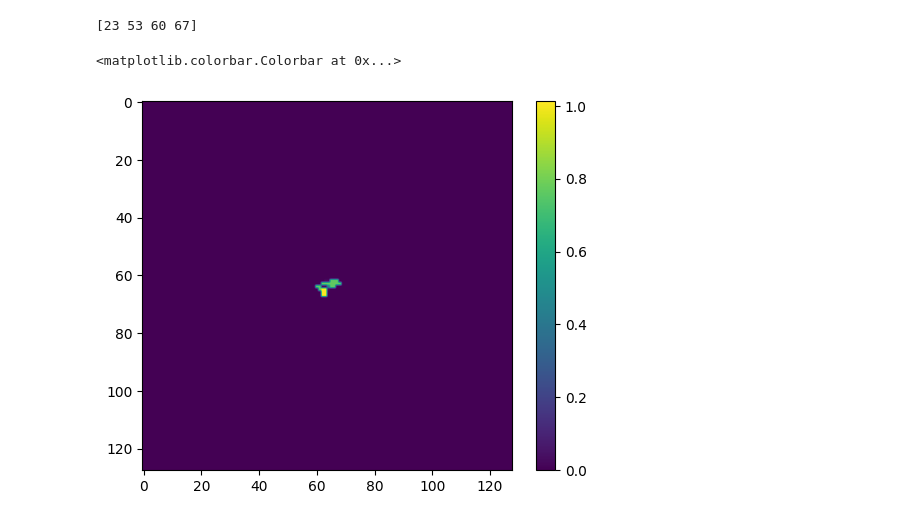
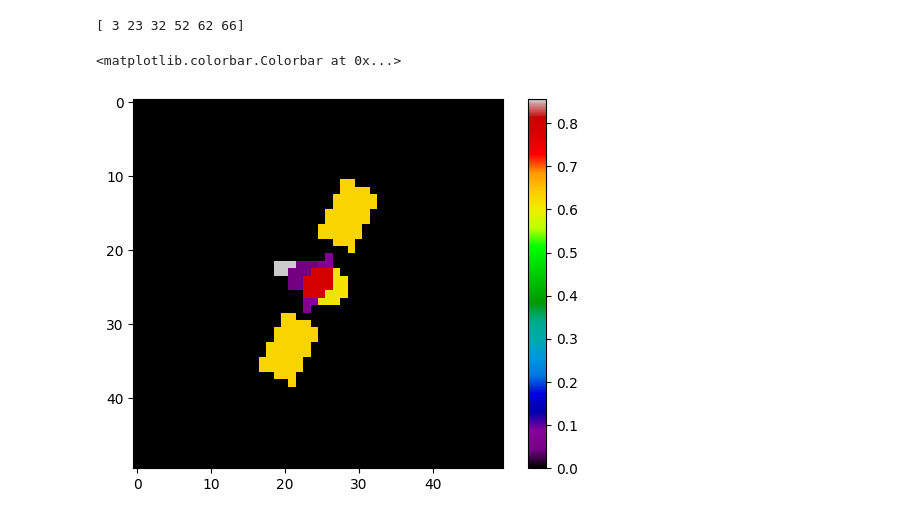
Before and after one commit to yaorong368/HSI_reconstruct, a Jupyter notebook: notebook/modeling.ipynb, the cells around one changed output. Cells and saved outputs as stored; diff of their text form; code cells hidden in the pictures.

```diff
--- a/notebook/modeling.ipynb
+++ b/notebook/modeling.ipynb
@@ -74,5 +105,5 @@ def make_satellite_with_ids(color_list, color_to_material):
 # %%
-def generate_sample(fake_spectra, image_size=256, camera_h=25):
+def generate_sample(fake_spectra, image_size=256, camera_pos=[0,0,25]):
 
 
 
@@ -84,23 +115,34 @@ def generate_sample(fake_spectra, image_size=256, camera_h=25):
 
     _, components = make_satellite_with_ids(color_list, color_to_material)
 
-    angles = np.random.randint(0, 360, 3)
-    material_mask = rasterize_components_with_depth(components, image_size=image_size, camera_h=camera_h, angles=angles)
+#     angles = np.random.randint(0, 360, 3)
+    angles = np.array([90., 0., 0.])
+#     angles = np.array([0., 0., 0.])
+#     angles[0] = np.random.randint(55,125,1)
+#     angles[1] = np.random.randint(-60,60,1)
+    angles[2] = np.random.randint(-90,90,1)
 
+    material_mask = rasterize_components_with_depth(
+        components, image_size=image_size, camera_pos=camera_pos, angles=angles)
 
     spectral_cube, labels = create_spectral_cube((image_size, image_size), material_mask, fake_spectra)
 
-    return material_mask,spectral_cube, labels
+    zoomed_material_mask = rasterize_components_with_depth(
+        components, image_size=image_size*2, camera_pos=camera_pos, angles=angles)
 
-def simulator(image_size, fake_spectra, camera_h=10):
+    zoomed_spectral_cube, _ = create_spectral_cube((image_size*2, image_size*2), zoomed_material_mask, fake_spectra)
 
-    material_mask,spectral_cube, labels = generate_sample(
+    return material_mask,spectral_cube, labels, zoomed_spectral_cube
+
+def simulator(image_size, fake_spectra, camera_pos=[0,0,25]):
+
+    material_mask,spectral_cube, labels, zoomed_spectral_cube = generate_sample(
         fake_spectra,
         # material_path = '/data/users2/yxiao11/model/satellite_project/material_spectral',
         image_size=image_size,
         # data_type=data_type,
         # num_spec=num_spec,
-        camera_h=camera_h
+        camera_pos=camera_pos
     )
     #######################
 #     # Generate random k and b for each sample
@@ -114,21 +156,22 @@ def simulator(image_size, fake_spectra, camera_h=10):
 #     # Convert kernel sizes to corresponding sigmas
 #     sigmas = kernel_sizes / 2.5  # Adjust this scaling factor as needed
 
-    sigmas = np.linspace(3.5e-7,2.5e-6,n_slices)
-    sigmas = 0.25*sigmas/(3.6*5e-5)*1000
+#     sigmas = np.linspace(3.5e-7,2.5e-6,n_slices)
+#     sigmas = 0.25*sigmas/(3.6*5e-5)*1000
+    sigmas = [compute_sigma_pixels(s) for s in np.linspace(800,1500,n_slices)]
     blurred_cube = np.stack(
         [gaussian_filter(spectral_cube[j],
                                        sigma=sigmas[j],
                                        mode="mirror") for j in range(n_slices)],
         axis=0
     )
-    return material_mask,spectral_cube, blurred_cube, labels
+    return material_mask,spectral_cube, blurred_cube, labels, zoomed_spectral_cube
 # %%
 # for i in range(num_spec):
 #     plt.plot(fake_spectra[i])
 # %%
 data_type = 'Pristine'
-num_spec = 100
+num_spec = 20
 fake_spectra = generate_fake_spectra(data_type=data_type,
             material_path='/data/users2/yxiao11/model/satellite_project/material_spectral/',
             num_spec=num_spec)
@@ -150,13 +193,15 @@ sorted_fake_spectra = {new_idx+1: fake_spectra[old_key] for new_idx, old_key in
 
 fake_spectra = sorted_fake_spectra
 # %%
-image_size = 128
-material_mask, spectral_cube, blurred_cube, labels = simulator(image_size, fake_spectra, camera_h=100)
+image_size = 25
+material_mask, spectral_cube, blurred_cube, labels, zoomed_spectral_cube = simulator(image_size, fake_spectra, camera_pos=[0,0,20])
 print(labels+1)
+blurred_cube += np.random.randn(*blurred_cube.shape)*0.02
+
 real_labels = labels+1
-plt.imshow(spectral_cube[0])
+plt.imshow(zoomed_spectral_cube[5], cmap='nipy_spectral')
 plt.colorbar()
 # %% [output]
-[23 53 60 67]
+[ 3 23 32 52 62 66]
 <matplotlib.colorbar.Colorbar at 0x...>
-[figure, old version]
+[figure, new version]
```
Also changed, not shown: parts of 17 cells of this notebook.
